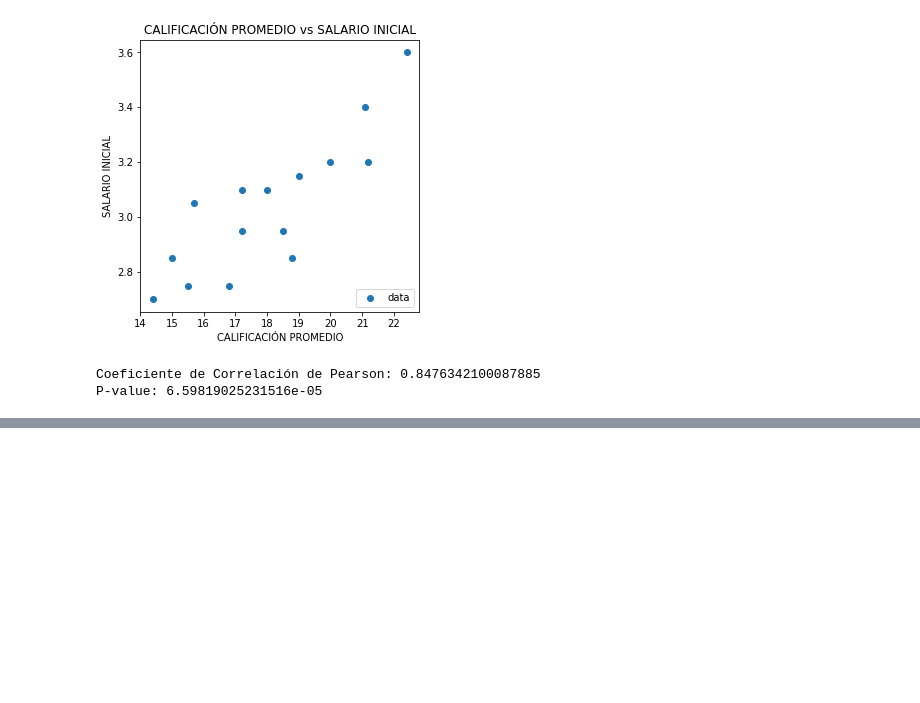
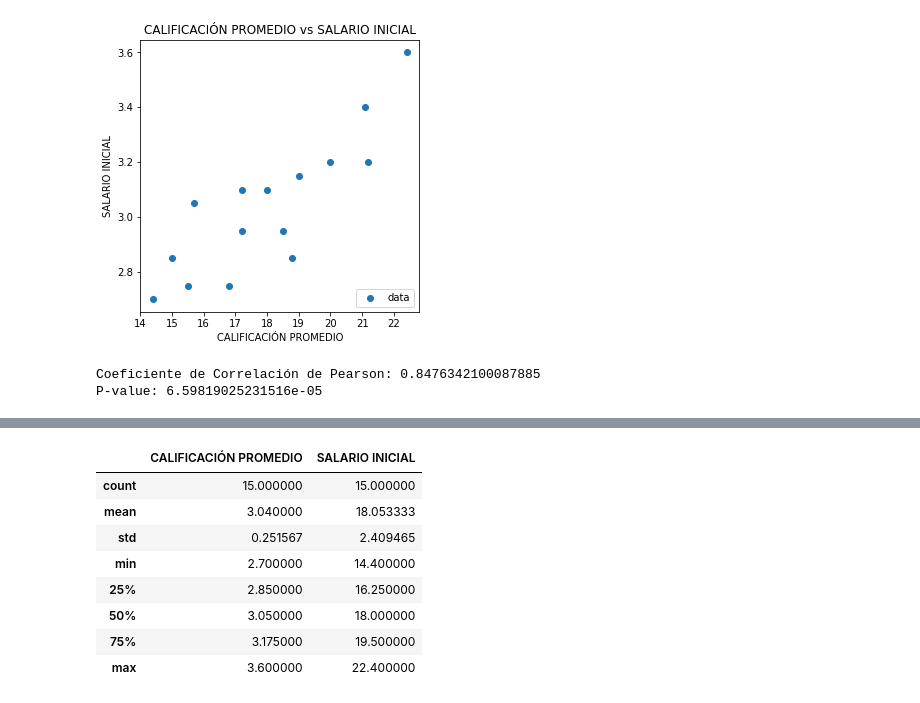
Before and after one commit to JoseGParraA/Regresion-Lineal-Python, a Jupyter notebook: notebook/RegresionLineal.ipynb, the cells around one changed output, grey strips where cells are left out. Drawn from its saved outputs; the diff is of its cells as text; code cells hidden in the pictures; blank space fills up the shorter version.

```diff
--- a/notebook/RegresionLineal.ipynb
+++ b/notebook/RegresionLineal.ipynb
@@ -51,0 +89,14 @@ P-value: 6.59819025231516e-05
+# %%
+# Estadísticos descriptivos
+
+data.describe()
+# %% [output]
+|  | CALIFICACIÓN PROMEDIO | SALARIO INICIAL |
+| count | 15.000000 | 15.000000 |
+| mean | 3.040000 | 18.053333 |
+| std | 0.251567 | 2.409465 |
+| min | 2.700000 | 14.400000 |
+| 25% | 2.850000 | 16.250000 |
+| 50% | 3.050000 | 18.000000 |
+| 75% | 3.175000 | 19.500000 |
+| max | 3.600000 | 22.400000 |
```
Also changed, not shown: parts of 22 cells of this notebook.
